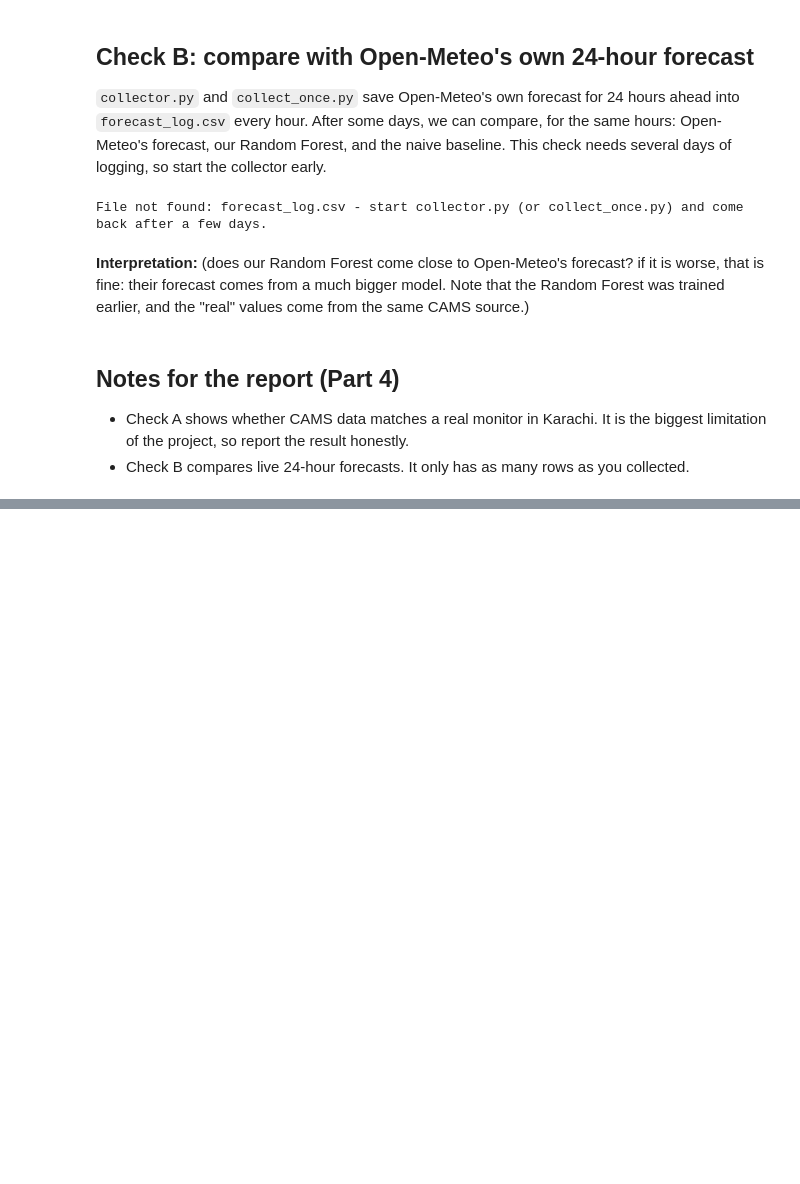
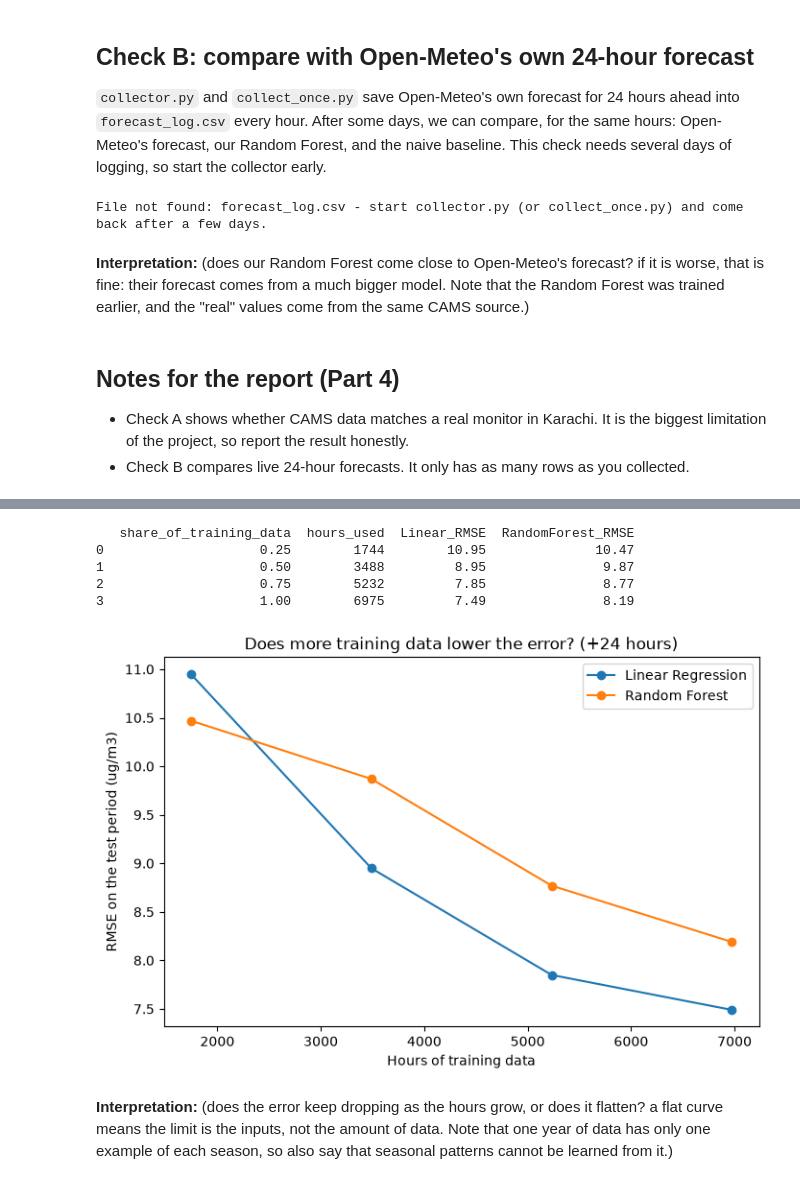
Before and after one commit to Naresh-Kumar17/Air_Quality_Forcasating-, a Jupyter notebook: karachi_air_quality_full.ipynb, the cells around one changed output, grey strips where cells are left out. Drawn from its saved outputs; the diff is of its cells as text; code cells hidden in the pictures; blank space fills up the shorter version.

Commit message:
Update notebook: data quality, evaluation checks, improvement experiments

```diff
--- a/karachi_air_quality_full.ipynb
+++ b/karachi_air_quality_full.ipynb
@@ -1390,0 +1804,52 @@ Note that the Random Forest was trained earlier, and the "real" values come from
+# %%
+fractions = [0.25, 0.5, 0.75, 1.0]
+curve_rows = []
+
+for fraction in fractions:
+    # use the most recent part of the training period (it ends right before the test period)
+    first_row = int((test_start - 24) * (1 - fraction))
+    x_train, y_train, x_test, y_test = make_data(24, all_features, first_train_row=first_row)
+
+    # Linear Regression (columns scaled)
+    mean = x_train.mean()
+    std = x_train.std().replace(0, 1)
+    linear_model = LinearRegression()
+    linear_model.fit((x_train - mean) / std, y_train)
+    linear_guess = linear_model.predict((x_test - mean) / std)
+    linear_rmse, linear_mae = get_errors(y_test, linear_guess)
+
+    # Random Forest
+    forest_model = RandomForestRegressor(n_estimators=200, random_state=42)
+    forest_model.fit(x_train, y_train)
+    forest_guess = forest_model.predict(x_test)
+    forest_rmse, forest_mae = get_errors(y_test, forest_guess)
+
+    curve_rows.append({
+        "share_of_training_data": fraction,
+        "hours_used": len(x_train),
+        "Linear_RMSE": round(linear_rmse, 2),
+        "RandomForest_RMSE": round(forest_rmse, 2),
+    })
+
+curve_table = pd.DataFrame(curve_rows)
+print(curve_table.to_string())
+curve_table.to_csv("learning_curve.csv", index=False)
+
+plt.figure(figsize=(8, 5))
+plt.plot(curve_table["hours_used"], curve_table["Linear_RMSE"], marker="o", label="Linear Regression")
+plt.plot(curve_table["hours_used"], curve_table["RandomForest_RMSE"], marker="o", label="Random Forest")
+plt.title("Does more training data lower the error? (+24 hours)")
+plt.xlabel("Hours of training data")
+plt.ylabel("RMSE on the test period (ug/m3)")
+plt.legend()
+plt.show()
+# %% [output]
+   share_of_training_data  hours_used  Linear_RMSE  RandomForest_RMSE
+0                    0.25        1744        10.95              10.47
+1                    0.50        3488         8.95               9.87
+2                    0.75        5232         7.85               8.77
+3                    1.00        6975         7.49               8.19
+[figure, added]
+# %% [markdown]
+**Interpretation:** (does the error keep dropping as the hours grow, or does it flatten? a flat curve means the limit is the inputs, not the amount of data.
+Note that one year of data has only one example of each season, so also say that seasonal patterns cannot be learned from it.)
```
Also changed, not shown: parts of 20 cells of this notebook.
